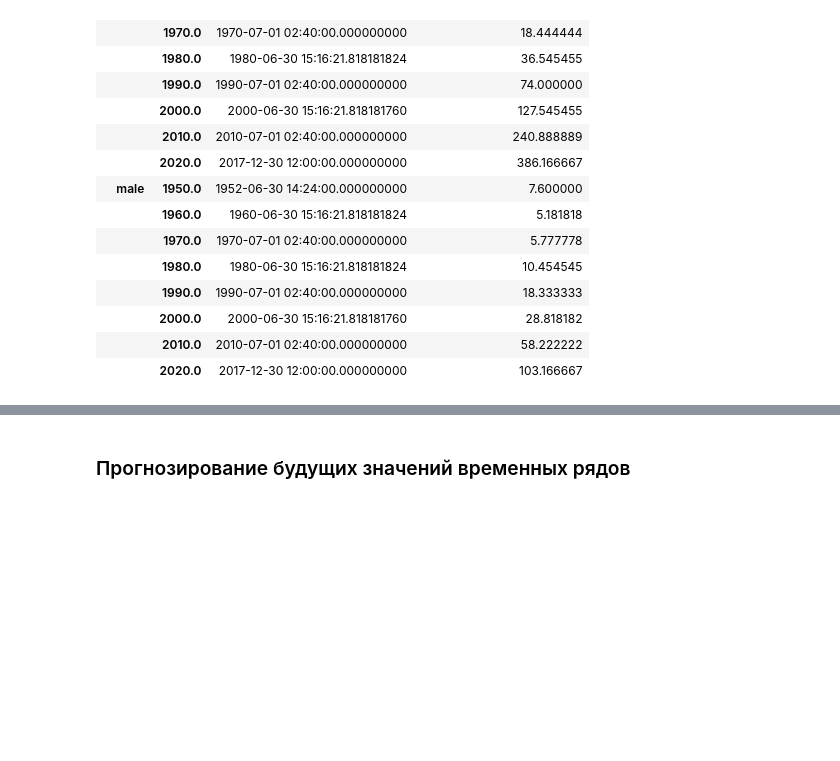
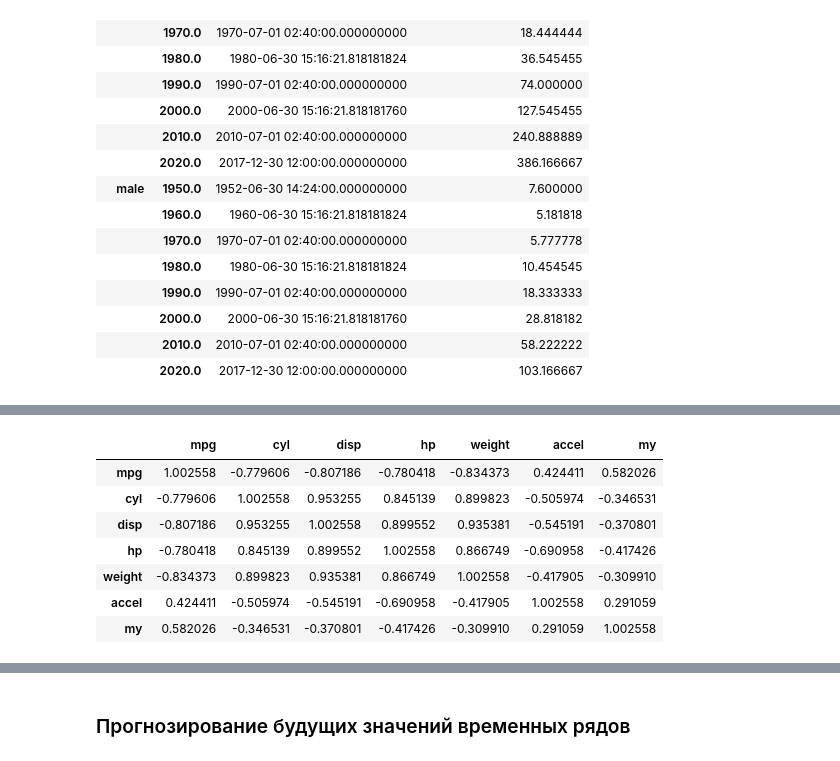
Before and after one commit to rgenius-ru/pandas_lessons, a Jupyter notebook: lessons/Pandas_for_Data_Engineering/part3.ipynb, the cells around one changed output, grey strips where cells are left out. Saved outputs shown, nothing was run; the diff lists cells and outputs as text; code cells hidden in the pictures; blank space fills up the shorter version.

```diff
--- a/lessons/Pandas_for_Data_Engineering/part3.ipynb
+++ b/lessons/Pandas_for_Data_Engineering/part3.ipynb
@@ -1607,0 +1615,2 @@ df_by_gender.groupby(['gender', 'decade']).mean()
+# %%
+df = pd.read_csv('../../data/part3/chapter10/auto-mpg.data.csv')
@@ -1607,0 +1645,17 @@ df_by_gender.groupby(['gender', 'decade']).mean()
+# %%
+scaler = StandardScaler()
+
+scaled_data = scaler.fit_transform(df.iloc[:, :-1])
+scaled_data = pd.DataFrame(scaled_data).cov()
+scaled_data.columns = df.columns[:-1]
+scaled_data.set_index(df.columns[:-1], inplace=True)
+scaled_data
+# %% [output]
+|  | mpg | cyl | disp | hp | weight | accel | my |
+| mpg | 1.002558 | -0.779606 | -0.807186 | -0.780418 | -0.834373 | 0.424411 | 0.582026 |
+| cyl | -0.779606 | 1.002558 | 0.953255 | 0.845139 | 0.899823 | -0.505974 | -0.346531 |
+| disp | -0.807186 | 0.953255 | 1.002558 | 0.899552 | 0.935381 | -0.545191 | -0.370801 |
+| hp | -0.780418 | 0.845139 | 0.899552 | 1.002558 | 0.866749 | -0.690958 | -0.417426 |
+| weight | -0.834373 | 0.899823 | 0.935381 | 0.866749 | 1.002558 | -0.417905 | -0.309910 |
+| accel | 0.424411 | -0.505974 | -0.545191 | -0.690958 | -0.417905 | 1.002558 | 0.291059 |
+| my | 0.582026 | -0.346531 | -0.370801 | -0.417426 | -0.309910 | 0.291059 | 1.002558 |
```
Also changed, not shown: parts of 22 cells of this notebook.
